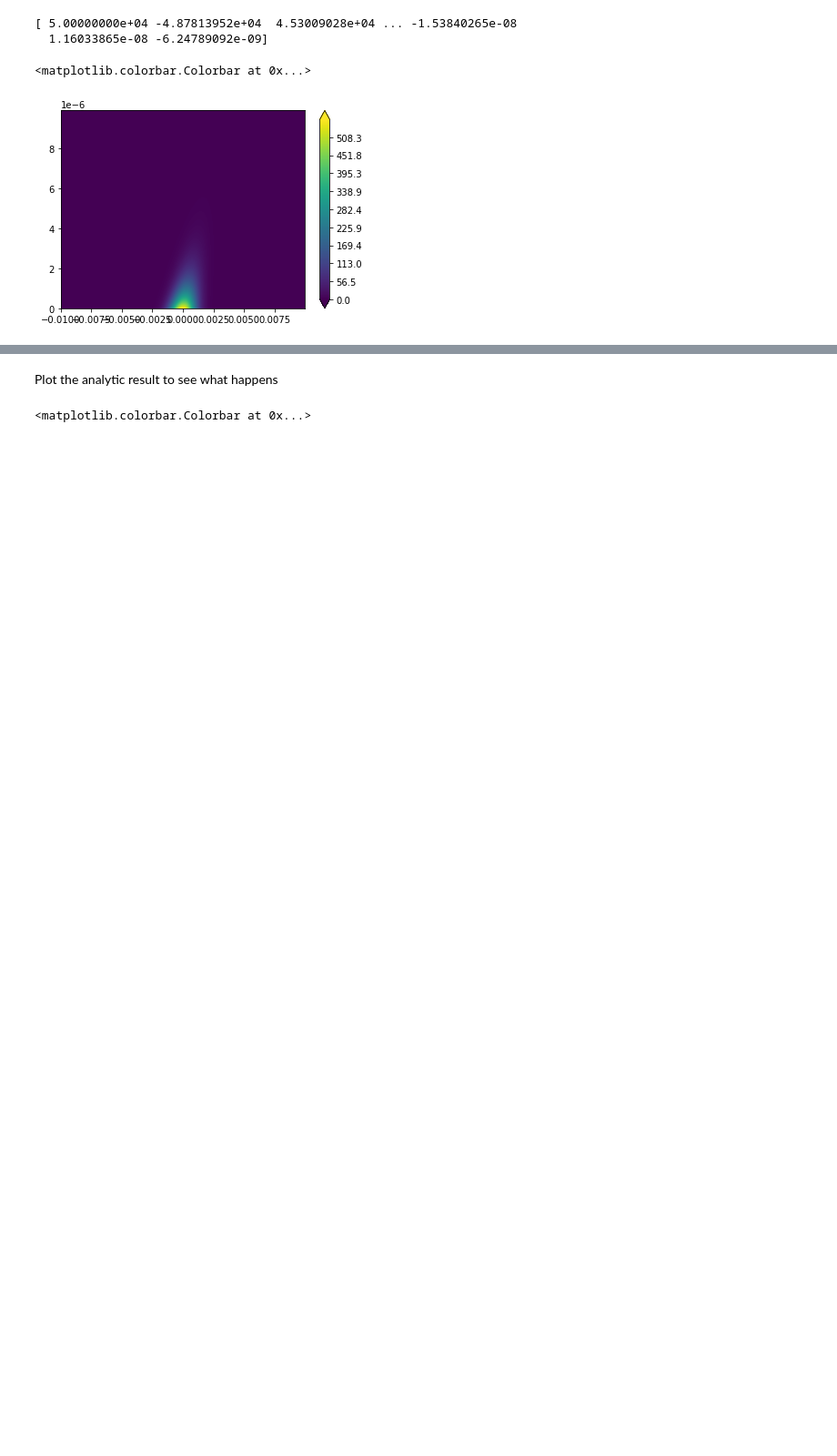
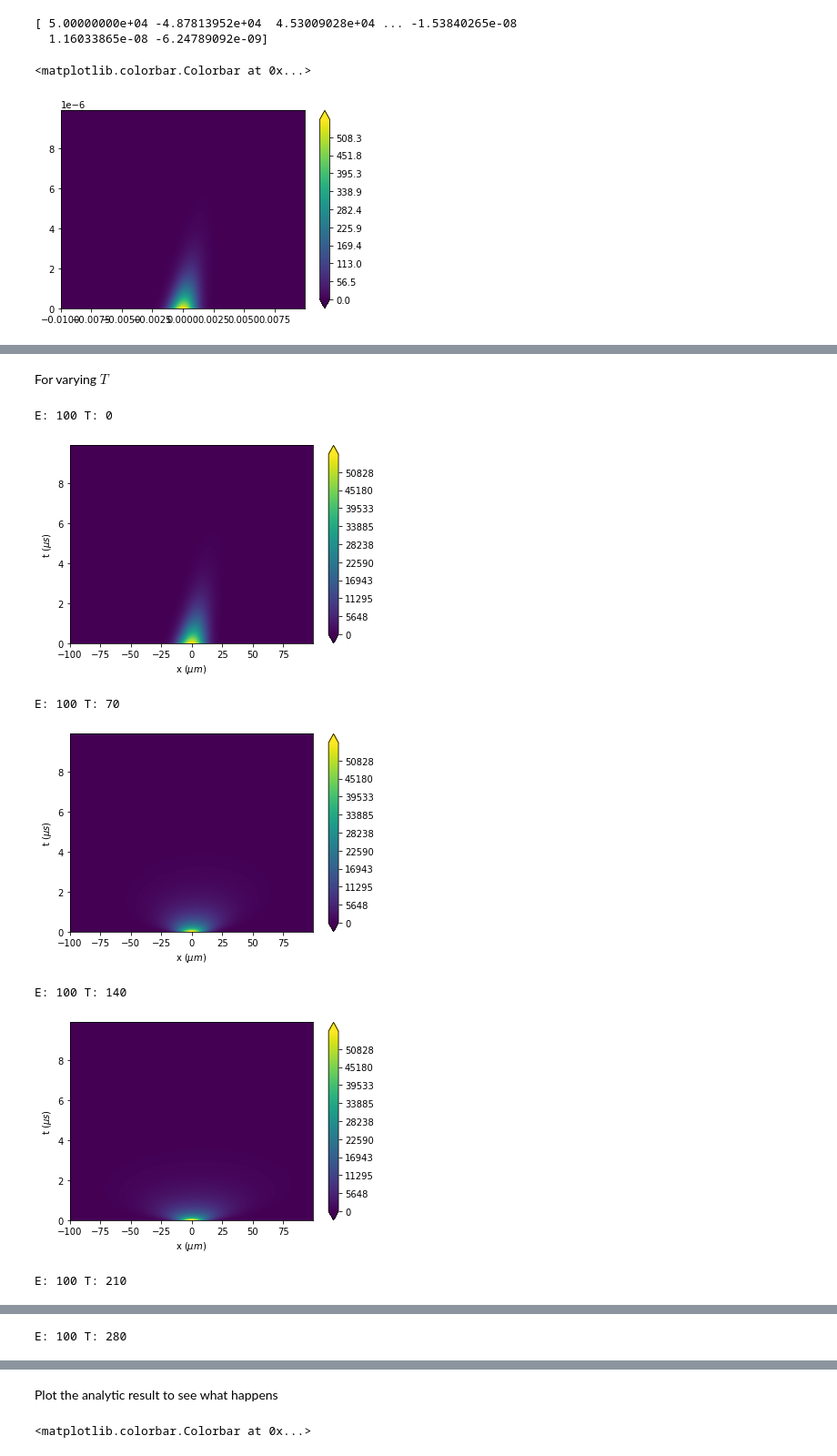
Before and after one commit to joshedmundson/PH4044-Tutorial-Sheet-3, a Jupyter notebook: PH4044 Tutorial Sheet 3.ipynb, the cells around one changed output, grey strips where cells are left out. Shown at 91% size. Saved outputs shown, nothing was run; the diff lists cells and outputs as text; code cells hidden in the pictures; blank space fills up the shorter version.

```diff
--- a/PH4044 Tutorial Sheet 3.ipynb
+++ b/PH4044 Tutorial Sheet 3.ipynb
@@ -428,0 +244,16 @@ pde.plot_kymograph(storage)
+# %% [markdown]
+For varying $T$
+# %%
+for index in range(0, 350, 70):
+    E = 100
+    T = index
+    print(f"E: {E}", f"T: {T}")
+    system(E, T, 1e10, x_bound=1e-4, t_start=0, mxsteps=5000)
+# %% [output]
+E: 100 T: 0
+[figure, added]
+E: 100 T: 70
+[figure, added]
+E: 100 T: 140
+[figure, added]
+E: 100 T: 210
@@ -428,0 +261 @@ pde.plot_kymograph(storage)
+E: 100 T: 280
```
Also changed, not shown: parts of 26 cells of this notebook, 1 other file.
